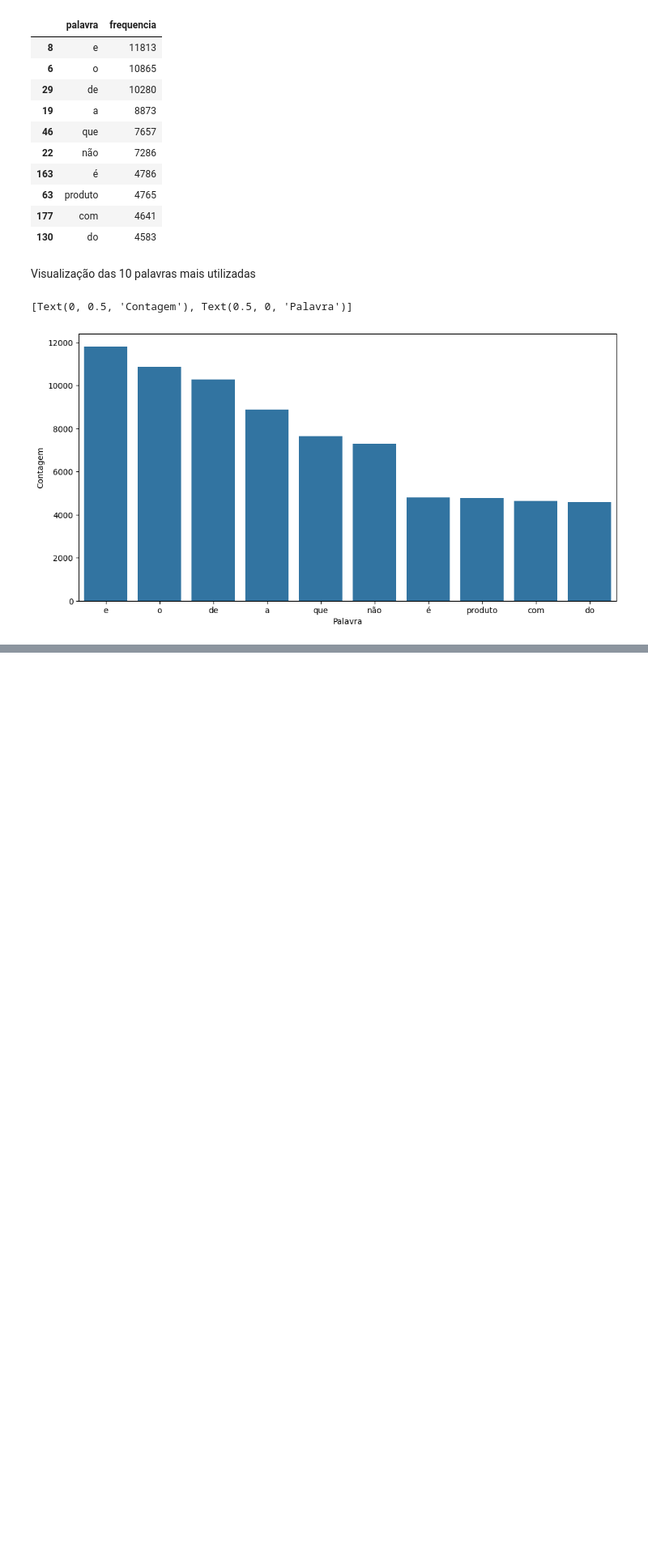
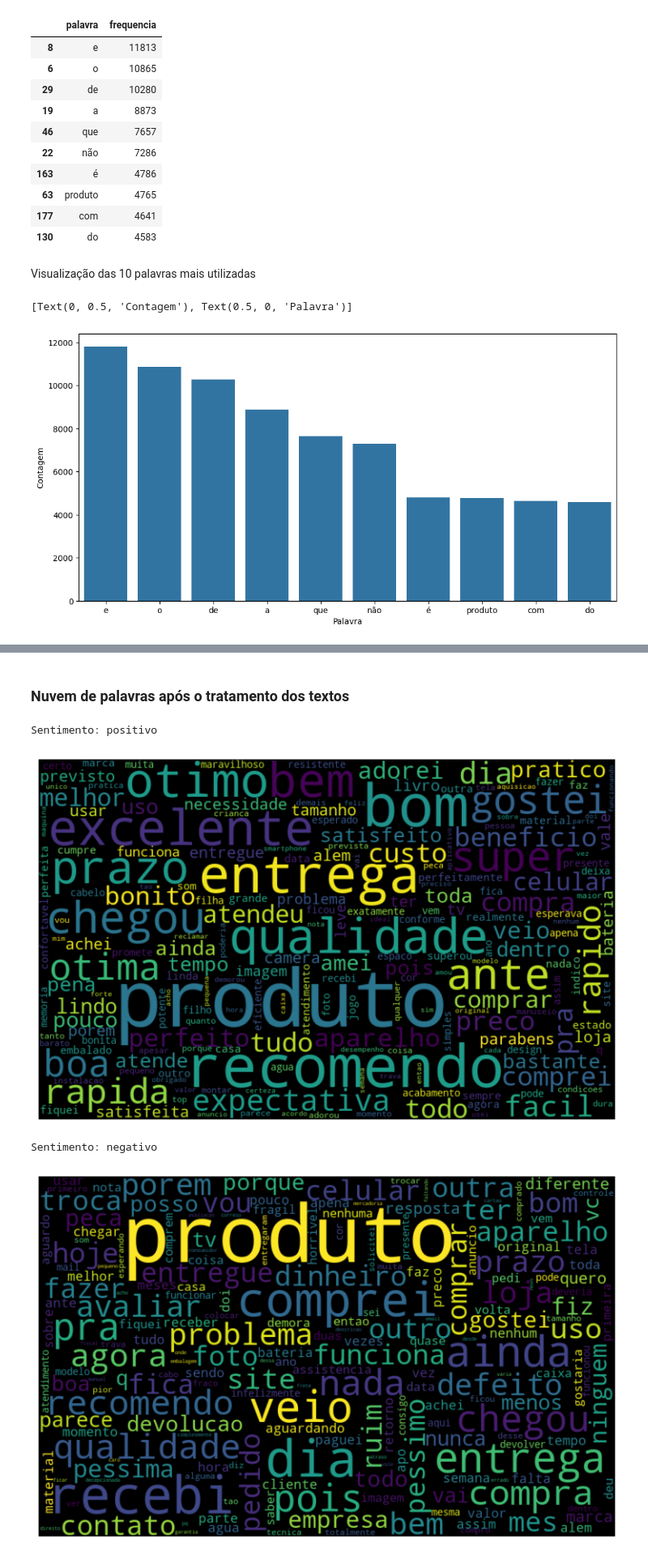
Before and after one commit to DiogoBotton/Machine_Learning_Training_Learn, a Jupyter notebook: Processamento_Linguagem_Natural/Analise_sentimento/avaliacoes.ipynb, the cells around one changed output, grey strips where cells are left out. Shown at 81% size. Saved outputs shown, nothing was run; the diff lists cells and outputs as text; code cells hidden in the pictures; blank space fills up the shorter version.

```diff
--- a/Processamento_Linguagem_Natural/Analise_sentimento/avaliacoes.ipynb
+++ b/Processamento_Linguagem_Natural/Analise_sentimento/avaliacoes.ipynb
@@ -276,0 +423,10 @@ ax.set(ylabel='Contagem', xlabel='Palavra')
+# %% [markdown]
+### Nuvem de palavras após o tratamento dos textos
+# %%
+nuvem_palavras(df, 'frase_tratada_4', 'positivo')
+nuvem_palavras(df, 'frase_tratada_4', 'negativo')
+# %% [output]
+Sentimento: positivo
+[figure, added]
+Sentimento: negativo
+[figure, added]
```
Also changed, not shown: parts of 23 cells of this notebook, 1 other file.
